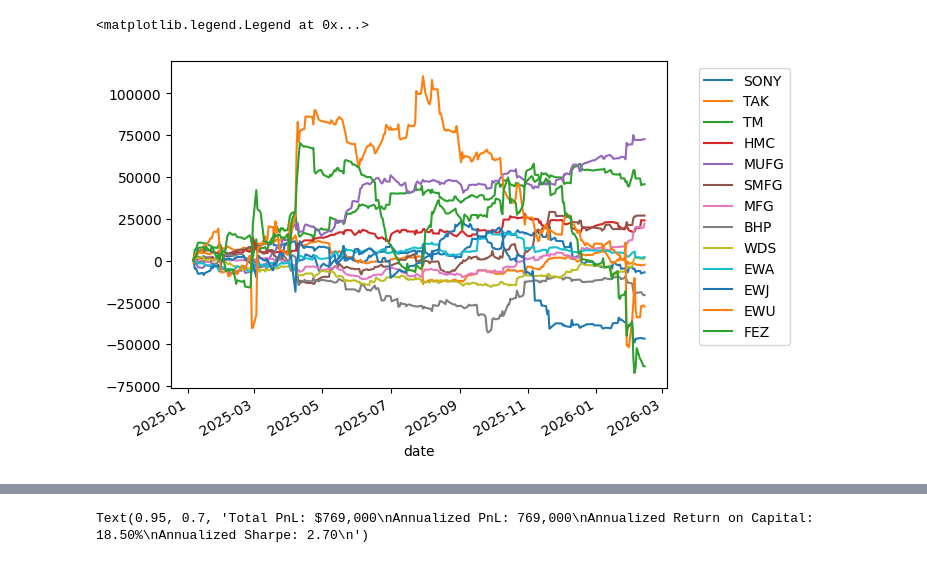
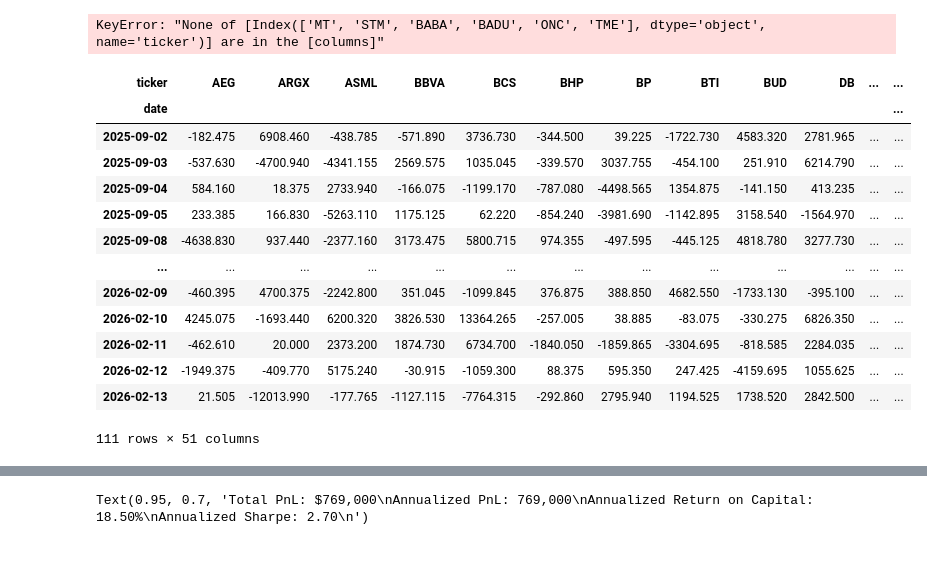
Before and after one commit to petermelq/research_adr, a Jupyter notebook: notebooks/bt_with_fees2.ipynb, the cells around one changed output, grey strips where cells are left out. Cells and saved outputs as stored; diff of their text form; code cells hidden in the pictures.

```diff
--- a/notebooks/bt_with_fees2.ipynb
+++ b/notebooks/bt_with_fees2.ipynb
@@ -156,12 +135,28 @@ by_ticker = cash_flow.unstack()
 by_ticker.index = pd.to_datetime(by_ticker.index)
 # %%
 import matplotlib.pyplot as plt
-by_ticker[['SONY','TAK','TM','HMC','MUFG','SMFG','MFG','BHP','WDS','EWA','EWJ','EWU','FEZ']].loc['2025':].cumsum().plot()
+by_ticker[['MT','STM','BABA','BADU','ONC','TME']].loc['2025':].cumsum().plot()
 # placing legend outside plot
 plt.legend(bbox_to_anchor=(1.05, 1), loc='upper left')
 # %% [output]
-<matplotlib.legend.Legend at 0x...>
+KeyError: "None of [Index(['MT', 'STM', 'BABA', 'BADU', 'ONC', 'TME'], dtype='object', name='ticker')] are in the [columns]"
-[figure, removed]
+# %%
+by_ticker
+# %% [output]
+| ticker | AEG | ARGX | ASML | BBVA | BCS | BHP | BP | BTI | BUD | DB | ... | ... |
+| date |  |  |  |  |  |  |  |  |  |  |  | ... |
+| 2025-09-02 | -182.475 | 6908.460 | -438.785 | -571.890 | 3736.730 | -344.500 | 39.225 | -1722.730 | 4583.320 | 2781.965 | ... | ... |
+| 2025-09-03 | -537.630 | -4700.940 | -4341.155 | 2569.575 | 1035.045 | -339.570 | 3037.755 | -454.100 | 251.910 | 6214.790 | ... | ... |
+| 2025-09-04 | 584.160 | 18.375 | 2733.940 | -166.075 | -1199.170 | -787.080 | -4498.565 | 1354.875 | -141.150 | 413.235 | ... | ... |
+| 2025-09-05 | 233.385 | 166.830 | -5263.110 | 1175.125 | 62.220 | -854.240 | -3981.690 | -1142.895 | 3158.540 | -1564.970 | ... | ... |
+| 2025-09-08 | -4638.830 | 937.440 | -2377.160 | 3173.475 | 5800.715 | 974.355 | -497.595 | -445.125 | 4818.780 | 3277.730 | ... | ... |
+| ... | ... | ... | ... | ... | ... | ... | ... | ... | ... | ... | ... | ... |
+| 2026-02-09 | -460.395 | 4700.375 | -2242.800 | 351.045 | -1099.845 | 376.875 | 388.850 | 4682.550 | -1733.130 | -395.100 | ... | ... |
+| 2026-02-10 | 4245.075 | -1693.440 | 6200.320 | 3826.530 | 13364.265 | -257.005 | 38.885 | -83.075 | -330.275 | 6826.350 | ... | ... |
+| 2026-02-11 | -462.610 | 20.000 | 2373.200 | 1874.730 | 6734.700 | -1840.050 | -1859.865 | -3304.695 | -818.585 | 2284.035 | ... | ... |
+| 2026-02-12 | -1949.375 | -409.770 | 5175.240 | -30.915 | -1059.300 | 88.375 | 595.350 | 247.425 | -4159.695 | 1055.625 | ... | ... |
+| 2026-02-13 | 21.505 | -12013.990 | -177.765 | -1127.115 | -7764.315 | -292.860 | 2795.940 | 1194.525 | 1738.520 | 2842.500 | ... | ... |
+111 rows × 51 columns
 # %%
 by_ticker[[c for c in by_ticker.columns if c not in ['EWA','EWJ','EWU','FEZ']]].sum(axis=1).cumsum().plot()
 # %% [output]
```
Also changed, not shown: parts of 7 cells of this notebook, 34 other files.
